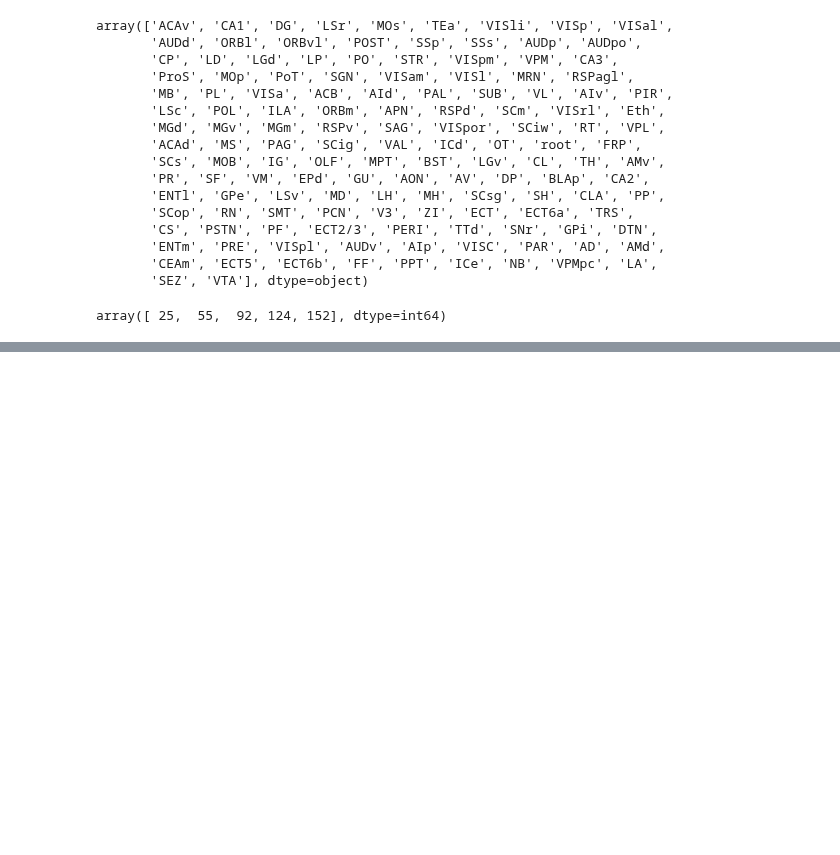
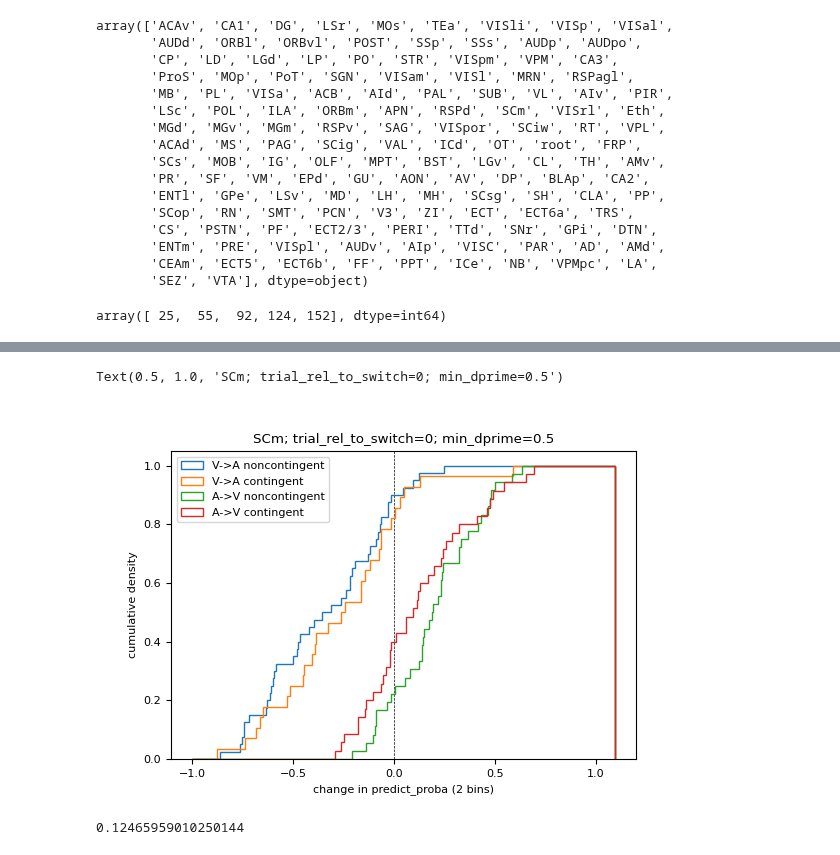
Before and after one commit to AllenInstitute/dynamic_routing_analysis, a Jupyter notebook: notebooks/plot_multi_timebin_decoder_results.ipynb, the cells around one changed output, grey strips where cells are left out. Cells and saved outputs as stored; diff of their text form; code cells hidden in the pictures; blank space fills up the shorter version.

```diff
--- a/notebooks/plot_multi_timebin_decoder_results.ipynb
+++ b/notebooks/plot_multi_timebin_decoder_results.ipynb
@@ -843,11 +919,11 @@ for sel_structure in context_switch_table_df['structure'].unique():
         else:
             sel_is_contingent_str='noncontingent'
 
-        fig.savefig(os.path.join(savepath,f"{sel_structure.replace('/','-')}_{sel_is_contingent_str}.png"), dpi=300)
-        plt.close(fig)
+        # fig.savefig(os.path.join(savepath,f"{sel_structure.replace('/','-')}_{sel_is_contingent_str}.png"), dpi=300)
+        # plt.close(fig)
 
 
-    # break
+    break
 # %%
 #heatmap - align to noncontingent 1st trial of switch
 # %%
@@ -1053,3 +1147,42 @@ fig.suptitle(f"is_vis_context={is_vis_context}; is_contingent_switch={is_conting
 fig.tight_layout()
 # %%
 sel_switches
+# %%
+# distribution of switch-provoked changes in predict_proba
+
+sel_structure='SCm'
+sel_trial_rel_to_switch=0
+# sel_is_vis_context=True
+# sel_is_contingent_switch=False
+# min_n_switches=12
+min_dprime=0.5
+
+xbins=np.arange(-1.0,1.0+.1,0.005)
+fig,ax=plt.subplots(1,1,figsize=(6,4))
+ax.axvline(0, color='k', linestyle='--', linewidth=0.5)
+
+context_label=['V->A','A->V']
+contingent_label=['noncontingent','contingent']
+
+for sel_is_vis_context in [False,True]:
+    for sel_is_contingent_switch in [False,True]:
+
+        label_str= f"{context_label[int(sel_is_vis_context)]} {contingent_label[int(sel_is_contingent_switch)]}"
+
+        switches=context_switch_table_df.query(
+            'structure==@sel_structure and is_vis_context==@sel_is_vis_context and trial_rel_to_switch==@sel_trial_rel_to_switch and \
+            is_contingent_switch==@sel_is_contingent_switch and dprime_before_switch>=@min_dprime and dprime_after_switch>=@min_dprime')
+
+        ax.hist(switches['delta_predict_proba_2_bins'],bins=xbins,label=label_str,cumulative=True,histtype='step',density=True)
+
+ax.legend()
+ax.set_xlabel('change in predict_proba (2 bins)')
+ax.set_ylabel('cumulative density')
+ax.set_title(f"{sel_structure}; trial_rel_to_switch={sel_trial_rel_to_switch}; min_dprime={min_dprime}")
+# %% [output]
+Text(0.5, 1.0, 'SCm; trial_rel_to_switch=0; min_dprime=0.5')
+[figure, added]
+# %%
+switches['delta_predict_proba_2_bins'].mean()
+# %% [output]
+0.12465959010250144
```
Also changed, not shown: parts of 16 cells of this notebook, 3 other files.
